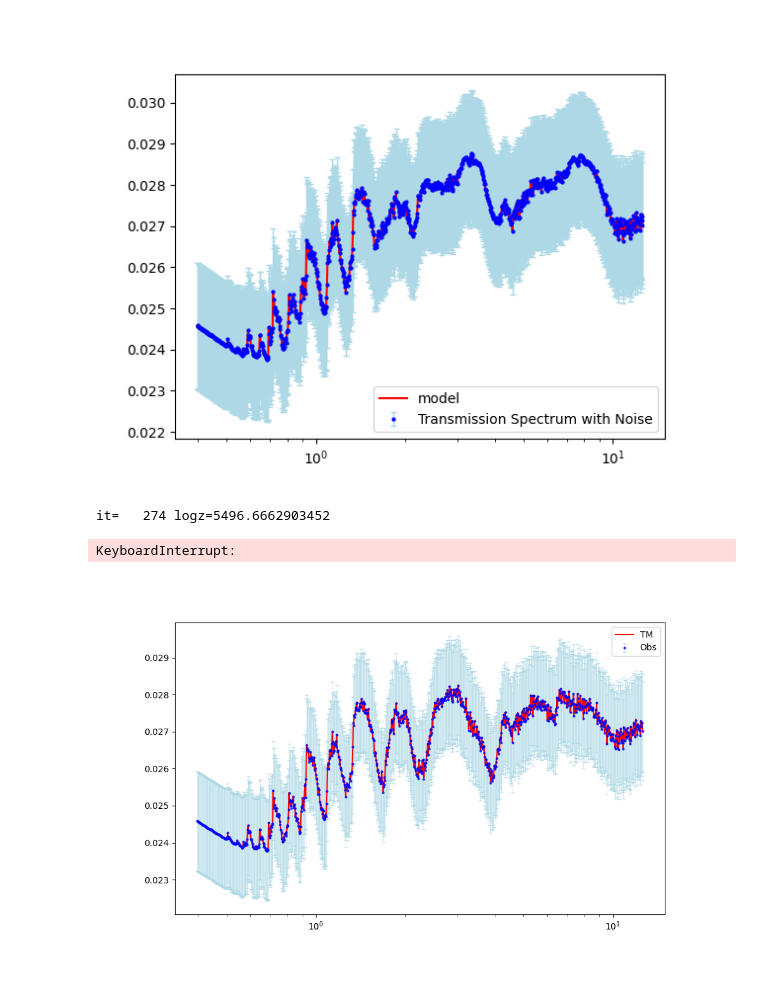
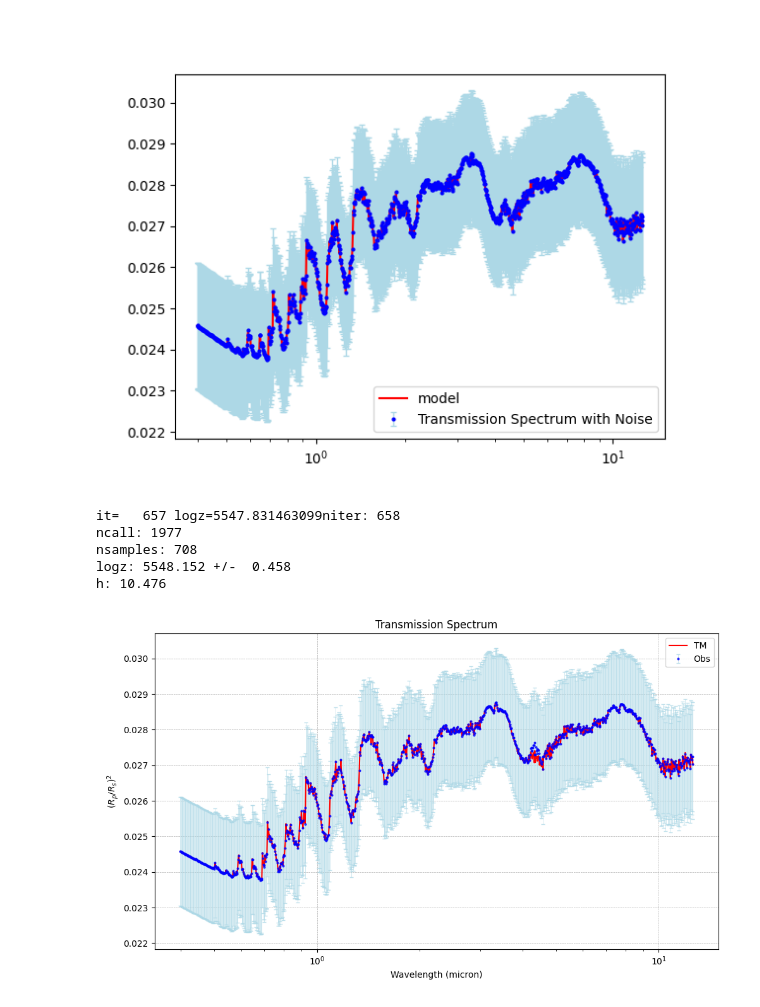
Before and after one commit to riccsimo/T_G_B_T, a Jupyter notebook: Assignment3/taskC/wasp_39b_atmosphere_TaskC.ipynb, the cells around one changed output. Saved outputs shown, nothing was run; the diff lists cells and outputs as text; code cells hidden in the pictures.

```diff
--- a/Assignment3/taskC/wasp_39b_atmosphere_TaskC.ipynb
+++ b/Assignment3/taskC/wasp_39b_atmosphere_TaskC.ipynb
@@ -223,6 +223,12 @@ opt.set_observed(obs)
 #Choosing the parameters to fit and the boudaries
 opt.enable_fit('H2O')
 opt.set_boundary('H2O',[1e-4,1e-1])
+opt.enable_fit('CH4')
+opt.set_boundary('CH4',[1e-6,1e-2])
+opt.enable_fit('CO2')
+opt.set_boundary('CO2',[1e-8,1e-4])
+opt.enable_fit('CO')
+opt.set_boundary('CO',[1e-8,1e-4])
 opt.enable_fit('T')
 opt.set_boundary('T',[1000,2000])
 opt.enable_fit('planet_radius')
@@ -234,20 +240,29 @@ output_size = OutputSize.heavy
 solution = opt.fit(output_size=output_size)
 taurex.log.disableLogging()
 # %% [output]
-it=   274 logz=5496.6662903452
+it=   657 logz=5547.831463099niter: 658
+ncall: 1977
+nsamples: 708
+logz: 5548.152 +/-  0.458
+h: 10.476
-KeyboardInterrupt:
 # %%
 for solution, optimized_map, optimized_value, values in opt.get_solution():
     opt.update_model(optimized_map)
     plt.figure(figsize=(10,6))
     plt.errorbar(obs.wavelengthGrid,obs.spectrum,obs.errorBar, fmt='o', color='blue', markersize=2,
     ecolor='lightblue', elinewidth=0.5, capsize=2, alpha=0.75, label="Obs")
     plt.plot(obs.wavelengthGrid, obin.bin_model(tm.model(obs.wavenumberGrid))[1], color='r', label='TM')
+    plt.xscale('log')
+    plt.xlabel("Wavelength (micron)")
+    plt.ylabel("$(R_p/R_s)^2$")
+    plt.title("Transmission Spectrum")
+    plt.grid(True, linestyle="--", linewidth=0.5)
     plt.legend()
-    plt.xscale('log')
+    plt.tight_layout()
+    plt.savefig('retrived_vs_observation')
     plt.show()
 # %% [output]
-[figure, old version]
+[figure, new version]
 # %%
 for sol_num, optimized_map, median_values, extra in opt.get_solution():
     stats, fitting_params, raw_traces, raw_weights = extra
```
Also changed, not shown: parts of 3 cells of this notebook, 7 other files.
